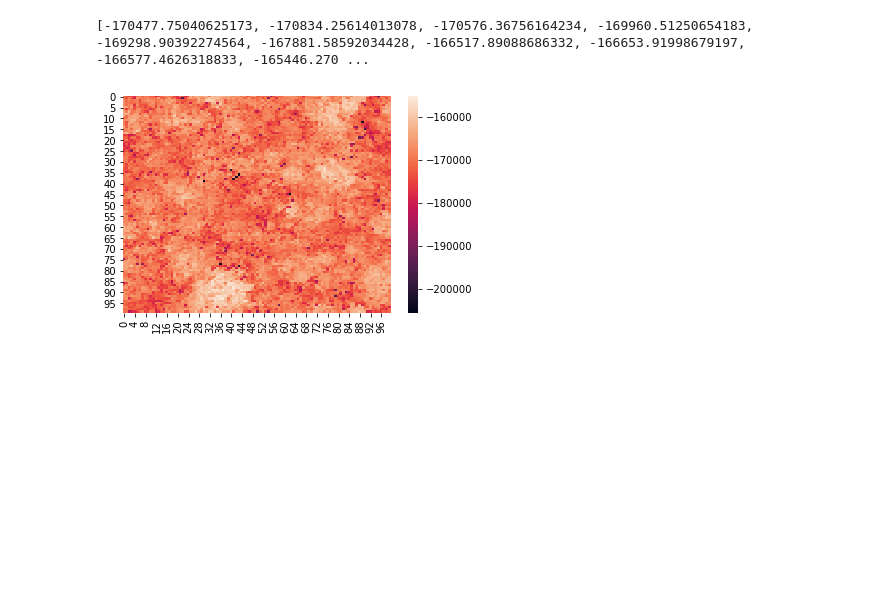
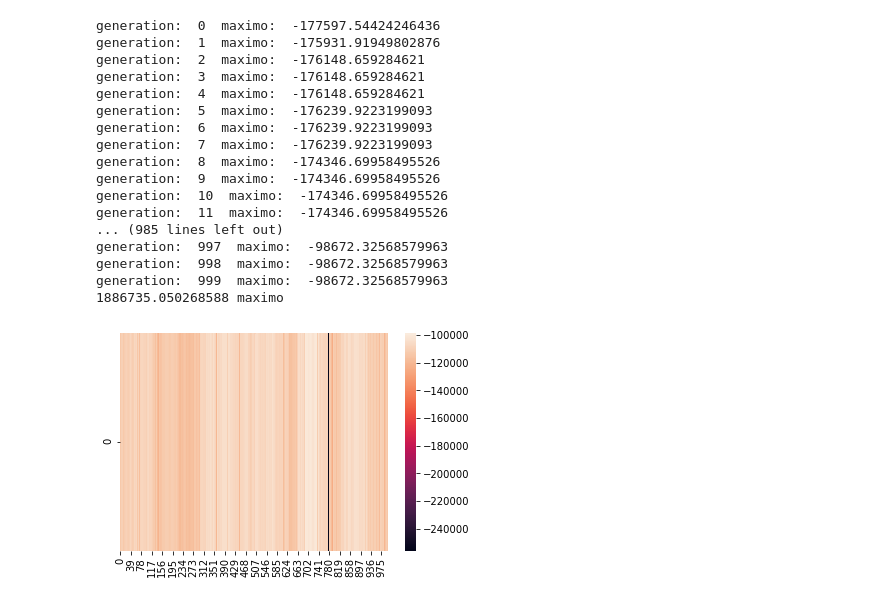
Before and after one commit to JorgeMariles/TTP, a Jupyter notebook: Programs/TTP_CGA.ipynb, the cells around one changed output. Cells and saved outputs as stored; diff of their text form; code cells hidden in the pictures; blank space fills up the shorter version.

```diff
--- a/Programs/TTP_CGA.ipynb
+++ b/Programs/TTP_CGA.ipynb
@@ -38,23 +39,40 @@ def fit_loop(dic,pop_tsp,pop_knap):
             fitness[i,l]=obj_func(dic,pop_tsp[i,l,:],pop_knap[i,l,:])
     return fitness
 # %%
-X=100
-Y=100
+X=1000
+Y=1
 pop_knap=create_knap_pop(dic,Y,X)
 pop_tsp=create_tsp_pop(dic,Y,X)
-iterations=50
+iterations=1000
 mr=.1
 maximos=[]
 for p in range(iterations):
     fitness=fit_loop(dic,pop_tsp,pop_knap)
     pop_knap=cga.crossover(fitness,pop_knap,Y,X,mr,True,False)
     pop_tsp=cga.crossover(fitness,pop_tsp,Y,X,mr,False,True)
     maximos.append(np.amax(fitness))
-
+    print("generation: ",p, " maximo: ", np.amax(fitness))
 fitness=fit_loop(dic,pop_tsp,pop_knap)
 maximos.append(np.amax(fitness))
-print(maximos)
+#print(maximos)
+print(max(maximos),'maximo')
 p1 = sns.heatmap(fitness)
 # %% [output]
-[-170477.75040625173, -170834.25614013078, -170576.36756164234, -169960.51250654183, -169298.90392274564, -167881.58592034428, -166517.89088686332, -166653.91998679197, -166577.4626318833, -165446.270 ...
+generation:  0  maximo:  -177597.54424246436
+generation:  1  maximo:  -175931.91949802876
+generation:  2  maximo:  -176148.659284621
+generation:  3  maximo:  -176148.659284621
+generation:  4  maximo:  -176148.659284621
+generation:  5  maximo:  -176239.9223199093
+generation:  6  maximo:  -176239.9223199093
+generation:  7  maximo:  -176239.9223199093
+generation:  8  maximo:  -174346.69958495526
+generation:  9  maximo:  -174346.69958495526
+generation:  10  maximo:  -174346.69958495526
+generation:  11  maximo:  -174346.69958495526
+... (985 lines left out)
+generation:  997  maximo:  -98672.32568579963
+generation:  998  maximo:  -98672.32568579963
+generation:  999  maximo:  -98672.32568579963
+1886735.050268588 maximo
-[figure, old version]
+[figure, new version]
```
Also changed, not shown: parts of 3 cells of this notebook, 2 other files.
